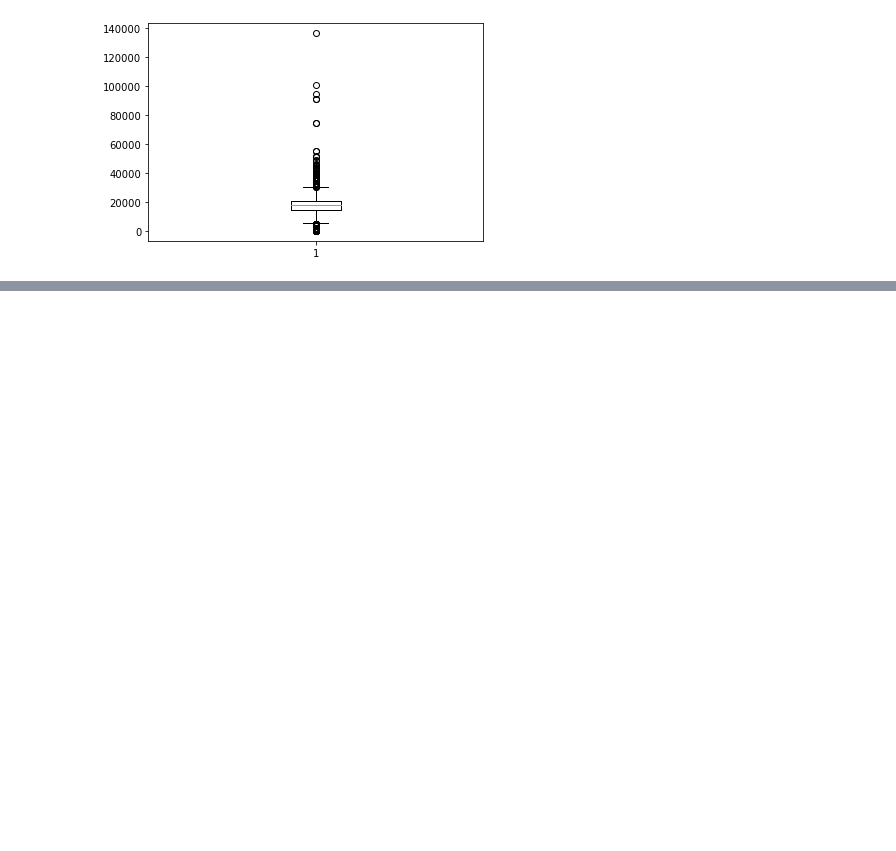
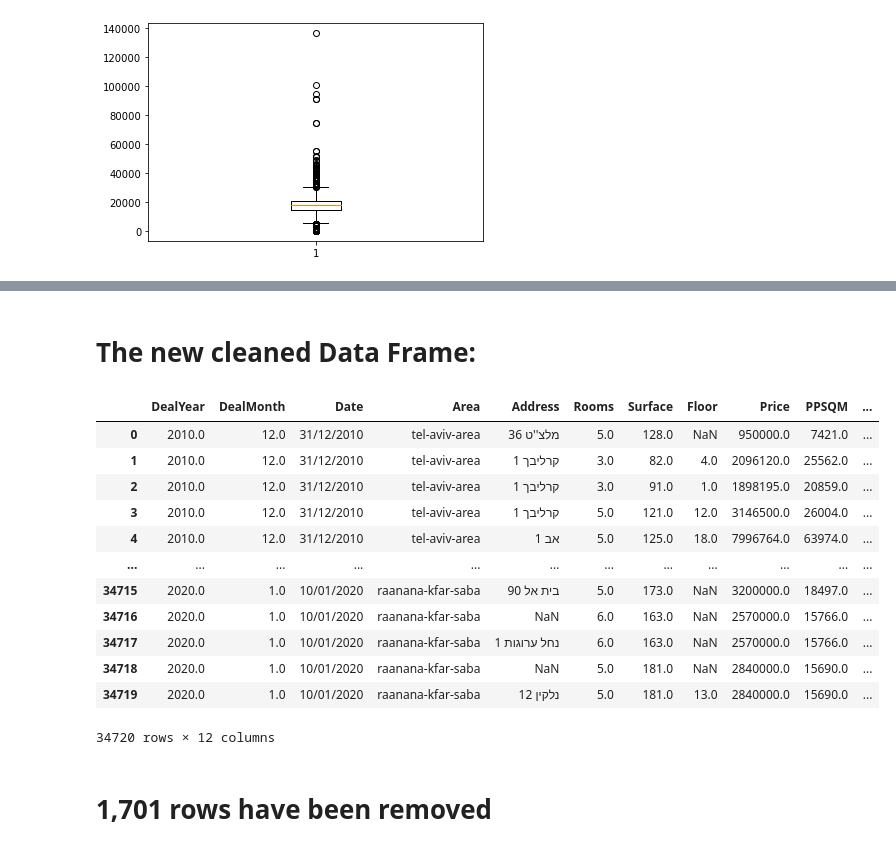
Before and after one commit to YuvalBerkovichCS/Data-Science-Project, a Jupyter notebook: Cleaning Data.ipynb, the cells around one changed output, grey strips where cells are left out. Saved outputs shown, nothing was run; the diff lists cells and outputs as text; code cells hidden in the pictures; blank space fills up the shorter version.

```diff
--- a/Cleaning Data.ipynb
+++ b/Cleaning Data.ipynb
@@ -147,0 +148,20 @@ plt.show()
+# %% [markdown]
+# The new cleaned Data Frame:
+# %%
+df_clean
+# %% [output]
+|  | DealYear | DealMonth | Date | Area | Address | Rooms | Surface | Floor | Price | PPSQM | ... |
+| 0 | 2010.0 | 12.0 | 31/12/2010 | tel-aviv-area | מלצ''ט 36 | 5.0 | 128.0 | NaN | 950000.0 | 7421.0 | ... |
+| 1 | 2010.0 | 12.0 | 31/12/2010 | tel-aviv-area | קרליבך 1 | 3.0 | 82.0 | 4.0 | 2096120.0 | 25562.0 | ... |
+| 2 | 2010.0 | 12.0 | 31/12/2010 | tel-aviv-area | קרליבך 1 | 3.0 | 91.0 | 1.0 | 1898195.0 | 20859.0 | ... |
+| 3 | 2010.0 | 12.0 | 31/12/2010 | tel-aviv-area | קרליבך 1 | 5.0 | 121.0 | 12.0 | 3146500.0 | 26004.0 | ... |
+| 4 | 2010.0 | 12.0 | 31/12/2010 | tel-aviv-area | אב 1 | 5.0 | 125.0 | 18.0 | 7996764.0 | 63974.0 | ... |
+| ... | ... | ... | ... | ... | ... | ... | ... | ... | ... | ... | ... |
+| 34715 | 2020.0 | 1.0 | 10/01/2020 | raanana-kfar-saba | בית אל 90 | 5.0 | 173.0 | NaN | 3200000.0 | 18497.0 | ... |
+| 34716 | 2020.0 | 1.0 | 10/01/2020 | raanana-kfar-saba | NaN | 6.0 | 163.0 | NaN | 2570000.0 | 15766.0 | ... |
+| 34717 | 2020.0 | 1.0 | 10/01/2020 | raanana-kfar-saba | נחל ערוגות 1 | 6.0 | 163.0 | NaN | 2570000.0 | 15766.0 | ... |
+| 34718 | 2020.0 | 1.0 | 10/01/2020 | raanana-kfar-saba | NaN | 5.0 | 181.0 | NaN | 2840000.0 | 15690.0 | ... |
+| 34719 | 2020.0 | 1.0 | 10/01/2020 | raanana-kfar-saba | נלקין 12 | 5.0 | 181.0 | 13.0 | 2840000.0 | 15690.0 | ... |
+34720 rows × 12 columns
+# %% [markdown]
+# 1,701 rows have been removed
```
Also changed, not shown: parts of 12 cells of this notebook.
